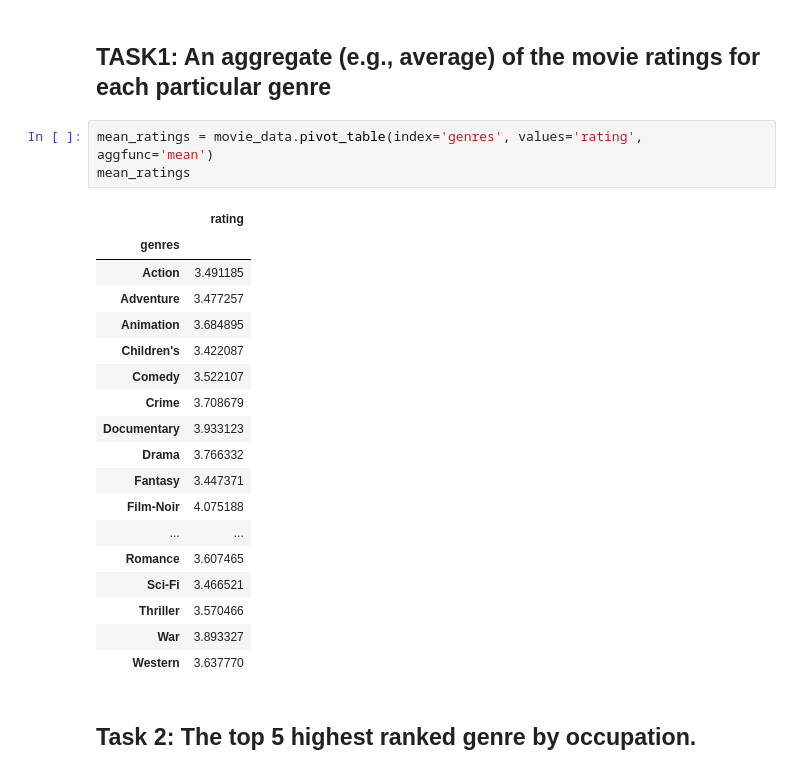
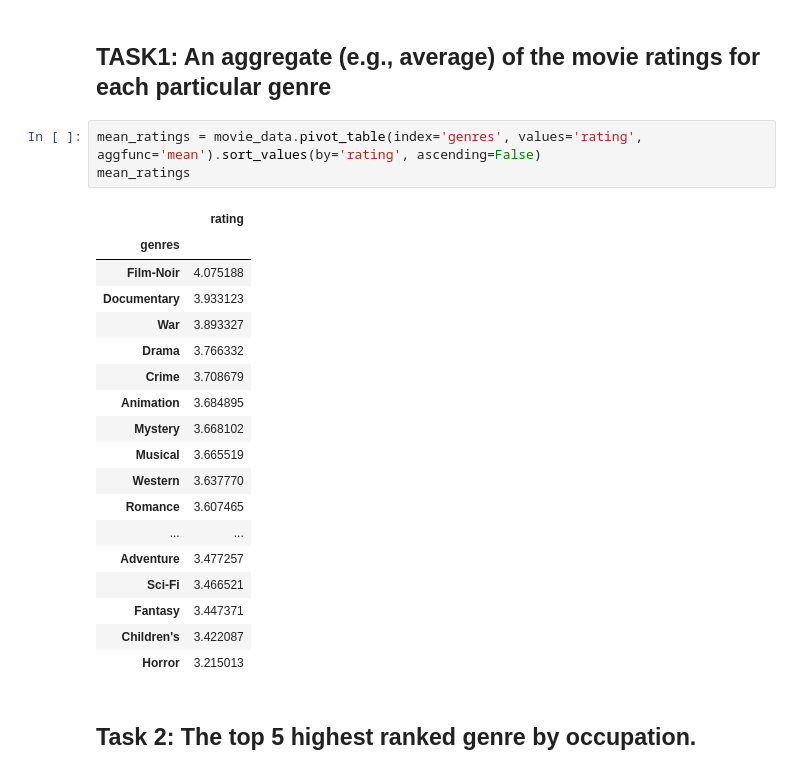
Before and after one commit to ACoolA-008/CS6220Data_Mining, a Jupyter notebook: H1/A1.ipynb, the cells around one changed output. Saved outputs shown, nothing was run; the diff lists cells and outputs as text.

```diff
--- a/H1/A1.ipynb
+++ b/H1/A1.ipynb
@@ -65,27 +65,27 @@ movie_data.head()
 # %% [markdown]
 ## TASK1: An aggregate (e.g., average) of the movie ratings for each particular genre
 # %%
-mean_ratings = movie_data.pivot_table(index='genres', values='rating', aggfunc='mean')
+mean_ratings = movie_data.pivot_table(index='genres', values='rating', aggfunc='mean').sort_values(by='rating', ascending=False)
 mean_ratings
 # %% [output]
 |  | rating |
 | genres |  |
-| Action | 3.491185 |
+| Film-Noir | 4.075188 |
+| Documentary | 3.933123 |
+| War | 3.893327 |
+| Drama | 3.766332 |
+| Crime | 3.708679 |
+| Animation | 3.684895 |
+| Mystery | 3.668102 |
+| Musical | 3.665519 |
+| Western | 3.637770 |
+| Romance | 3.607465 |
+| ... | ... |
 | Adventure | 3.477257 |
-| Animation | 3.684895 |
+| Sci-Fi | 3.466521 |
+| Fantasy | 3.447371 |
 | Children's | 3.422087 |
-| Comedy | 3.522107 |
-| Crime | 3.708679 |
-| Documentary | 3.933123 |
-| Drama | 3.766332 |
-| Fantasy | 3.447371 |
-| Film-Noir | 4.075188 |
-| ... | ... |
-| Romance | 3.607465 |
-| Sci-Fi | 3.466521 |
-| Thriller | 3.570466 |
-| War | 3.893327 |
-| Western | 3.637770 |
+| Horror | 3.215013 |
 # %% [markdown]
 ## Task 2: The top 5 highest ranked genre by occupation.
 # %%
```
Also changed, not shown: parts of 10 cells of this notebook.
